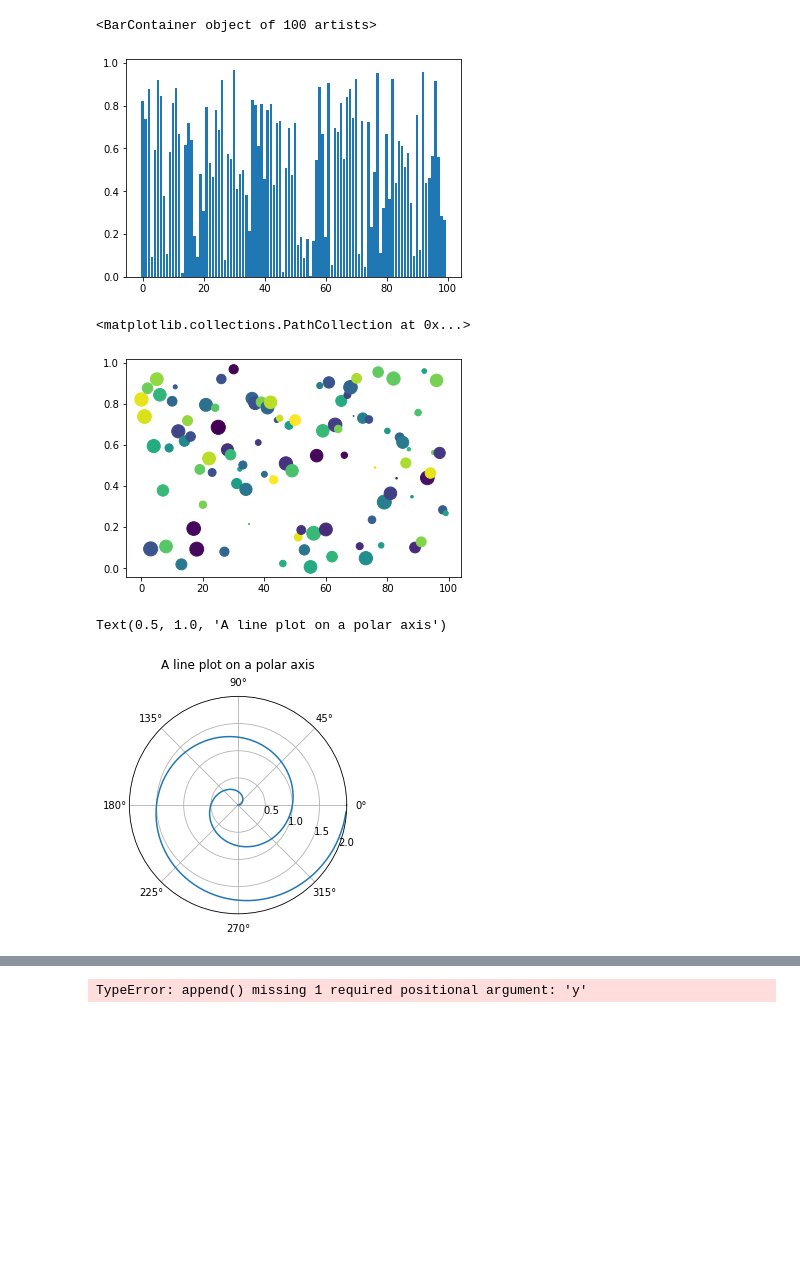
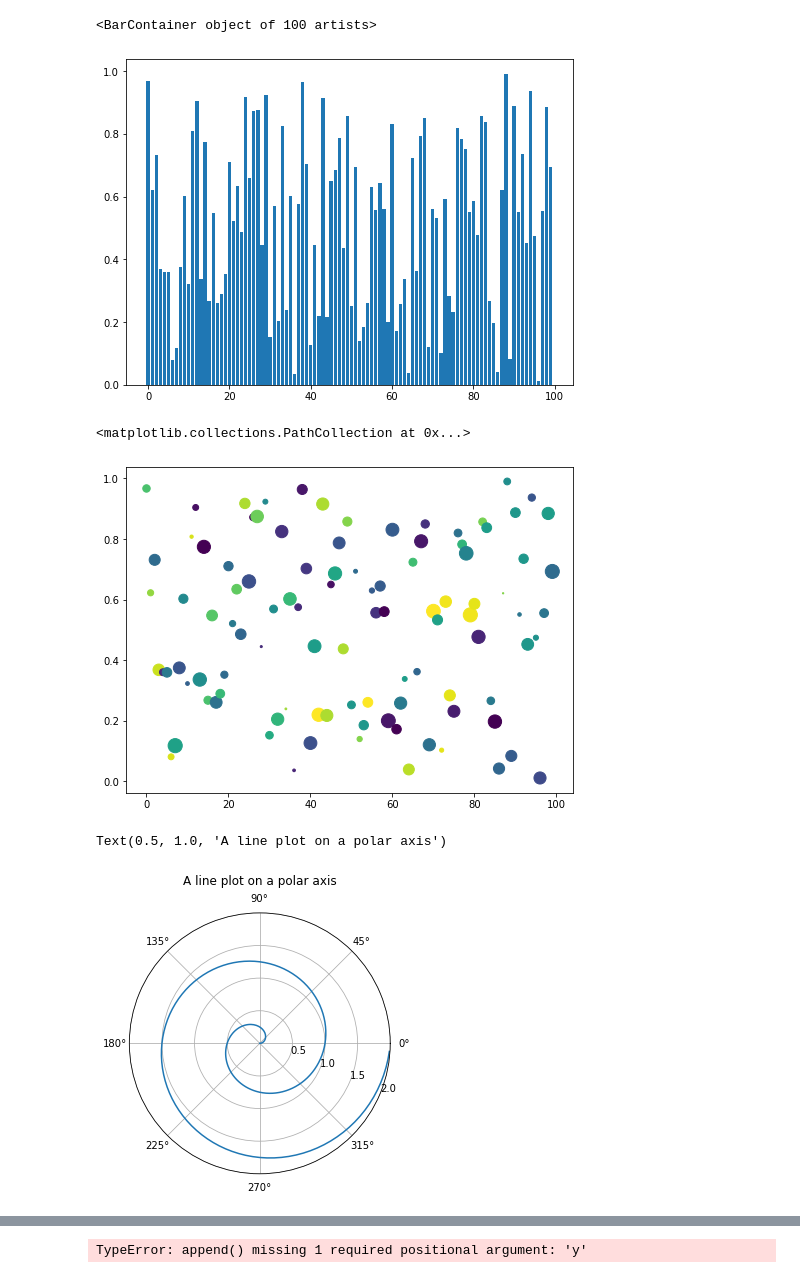
Before and after one commit to project-improv/improv, a Jupyter notebook: demos/jupyter/practice_plotting.ipynb, the cells around one changed output, grey strips where cells are left out. Drawn from its saved outputs; the diff is of its cells as text; code cells hidden in the pictures; blank space fills up the shorter version.

```diff
--- a/demos/jupyter/practice_plotting.ipynb
+++ b/demos/jupyter/practice_plotting.ipynb
@@ -47,16 +47,26 @@ plt.imshow(c, cmap='plasma')
 # %%
+# bar graph
+plt.figure(figsize=(8,6))
 plt.bar(a,b)
 # %% [output]
 <BarContainer object of 100 artists>
-[figure, old version]
+[figure, new version]
 # %%
+# scatter plot
+
 d = np.random.randint(0, 50, 100)
 e = [np.random.random(100) * 200]
+
+plt.figure(figsize=(8,6))
 plt.scatter(a, b, c = d, s = e)
 # %% [output]
 <matplotlib.collections.PathCollection at 0x...>
-[figure, old version]
+[figure, new version]
 # %%
+# polar plot
+
+plt.rcParams["figure.figsize"] = (6.4, 4.8)
+
 r = np.arange(0, 2, 0.01)
 theta = 2 * np.pi * r
 
@@ -70,5 +80,5 @@ ax.grid(True)
 ax.set_title("A line plot on a polar axis", va='bottom')
 # %% [output]
 Text(0.5, 1.0, 'A line plot on a polar axis')
-[figure, old version]
+[figure, new version]
 # %%
```
Also changed, not shown: parts of 22 cells of this notebook.
